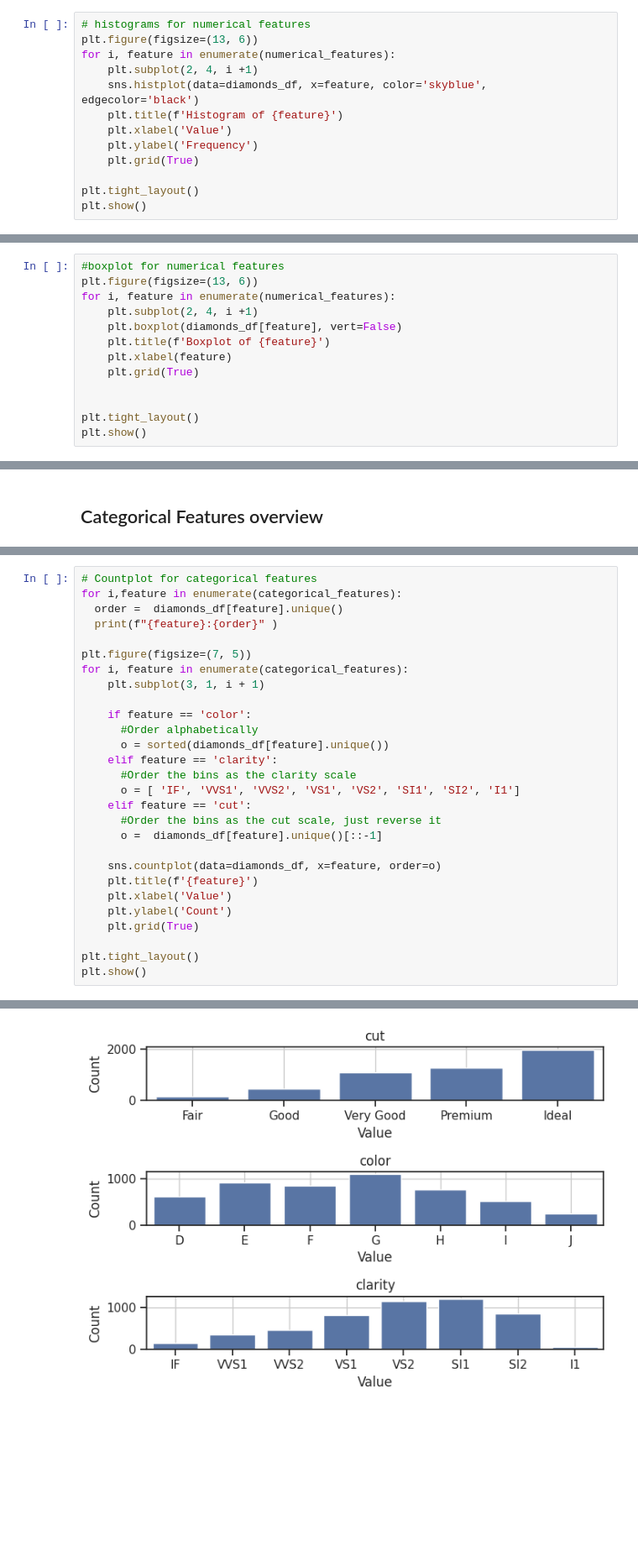
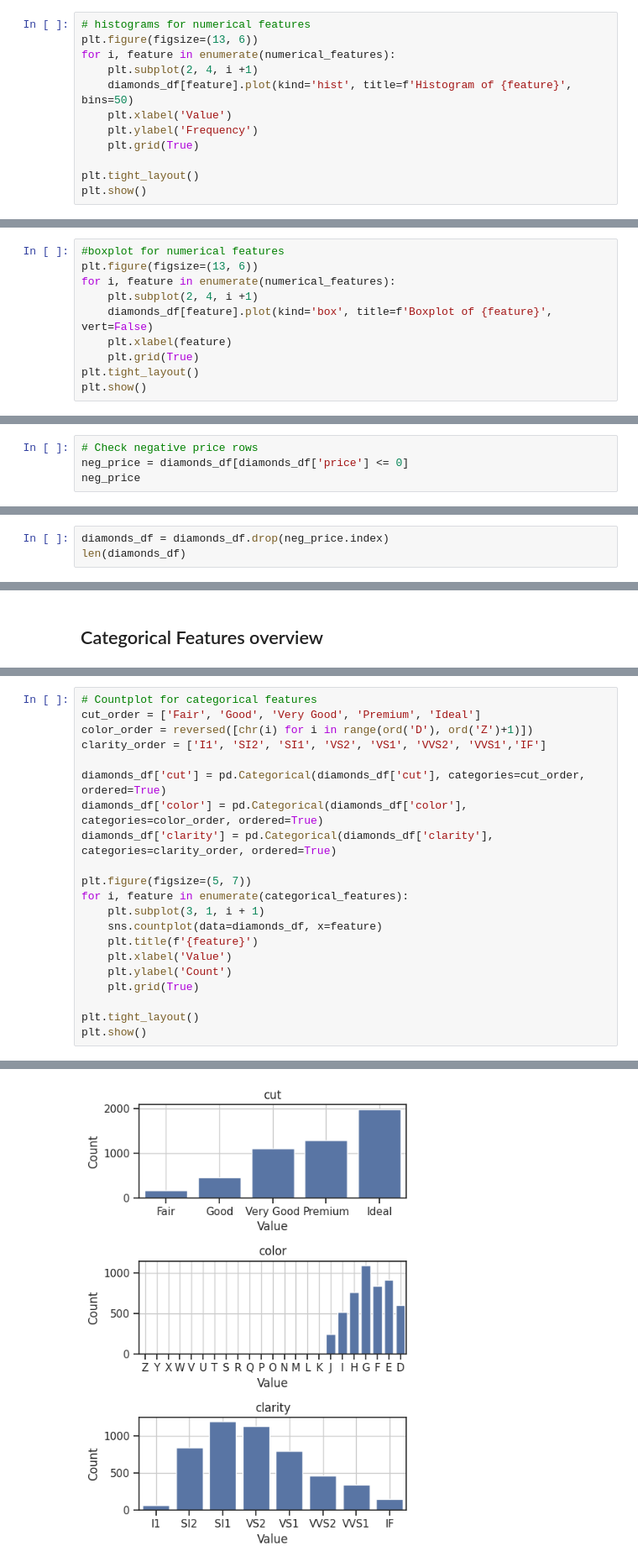
Before and after one commit to matildao-pane/xtream-ai-assignment-engineer, a Jupyter notebook: challenge_1/Data_exploration.ipynb, the cells around one changed output, grey strips where cells are left out. Shown at 84% size. Saved outputs shown, nothing was run; the diff lists cells and outputs as text; blank space fills up the shorter version.

Commit message:
feat: data exploration, finalize categorical features, add corr matrix

```diff
--- a/challenge_1/Data_exploration.ipynb
+++ b/challenge_1/Data_exploration.ipynb
@@ -170,8 +137,7 @@ Categorical features:  ['cut', 'color', 'clarity']
 plt.figure(figsize=(13, 6))
 for i, feature in enumerate(numerical_features):
     plt.subplot(2, 4, i +1)
-    sns.histplot(data=diamonds_df, x=feature, color='skyblue', edgecolor='black')
-    plt.title(f'Histogram of {feature}')
+    diamonds_df[feature].plot(kind='hist', title=f'Histogram of {feature}', bins=50)
     plt.xlabel('Value')
     plt.ylabel('Frequency')
     plt.grid(True)
@@ -185,12 +151,9 @@ plt.show()
 plt.figure(figsize=(13, 6))
 for i, feature in enumerate(numerical_features):
     plt.subplot(2, 4, i +1)
-    plt.boxplot(diamonds_df[feature], vert=False)
-    plt.title(f'Boxplot of {feature}')
+    diamonds_df[feature].plot(kind='box', title=f'Boxplot of {feature}', vert=False)
     plt.xlabel(feature)
     plt.grid(True)
-
-
 plt.tight_layout()
 plt.show()
 # %% [output]
@@ -245,3 +208,7 @@ print(duplicates,'\n', diamonds_df)
 4999   0.30      Ideal     H    VVS1   61.2   57.0    655  4.30  4.39  2.66
 
 [4998 rows x 10 columns]
+# %%
+# Check negative price rows
+neg_price = diamonds_df[diamonds_df['price'] <= 0]
+neg_price
@@ -247,0 +227,3 @@ print(duplicates,'\n', diamonds_df)
+# %%
+diamonds_df = diamonds_df.drop(neg_price.index)
+len(diamonds_df)
@@ -252,24 +242,17 @@ print(duplicates,'\n', diamonds_df)
 # %%
 # Countplot for categorical features
-for i,feature in enumerate(categorical_features):
-  order =  diamonds_df[feature].unique()
-  print(f"{feature}:{order}" )
+cut_order = ['Fair', 'Good', 'Very Good', 'Premium', 'Ideal']
+color_order = reversed([chr(i) for i in range(ord('D'), ord('Z')+1)])
+clarity_order = ['I1', 'SI2', 'SI1', 'VS2', 'VS1', 'VVS2', 'VVS1','IF']
 
-plt.figure(figsize=(7, 5))
+diamonds_df['cut'] = pd.Categorical(diamonds_df['cut'], categories=cut_order, ordered=True)
+diamonds_df['color'] = pd.Categorical(diamonds_df['color'], categories=color_order, ordered=True)
+diamonds_df['clarity'] = pd.Categorical(diamonds_df['clarity'], categories=clarity_order, ordered=True)
+
+plt.figure(figsize=(5, 7))
 for i, feature in enumerate(categorical_features):
     plt.subplot(3, 1, i + 1)
-
-    if feature == 'color':
-      #Order alphabetically
-      o = sorted(diamonds_df[feature].unique())
-    elif feature == 'clarity':
-      #Order the bins as the clarity scale
-      o = [ 'IF', 'VVS1', 'VVS2', 'VS1', 'VS2', 'SI1', 'SI2', 'I1']
-    elif feature == 'cut':
-      #Order the bins as the cut scale, just reverse it
-      o =  diamonds_df[feature].unique()[::-1]
-
-    sns.countplot(data=diamonds_df, x=feature, order=o)
+    sns.countplot(data=diamonds_df, x=feature)
     plt.title(f'{feature}')
     plt.xlabel('Value')
     plt.ylabel('Count')
@@ -284,4 +264,4 @@ clarity:['SI2' 'SI1' 'VS2' 'IF' 'VVS2' 'VS1' 'I1' 'VVS1']
-[figure, old version]
+[figure, new version]
 # %%
 #Compute percentage of 'Ideal' class in 'cut' feature
 filtered_data = diamonds_df[diamonds_df['cut'] == 'Ideal']
```
Also changed, not shown: parts of 38 cells of this notebook.
